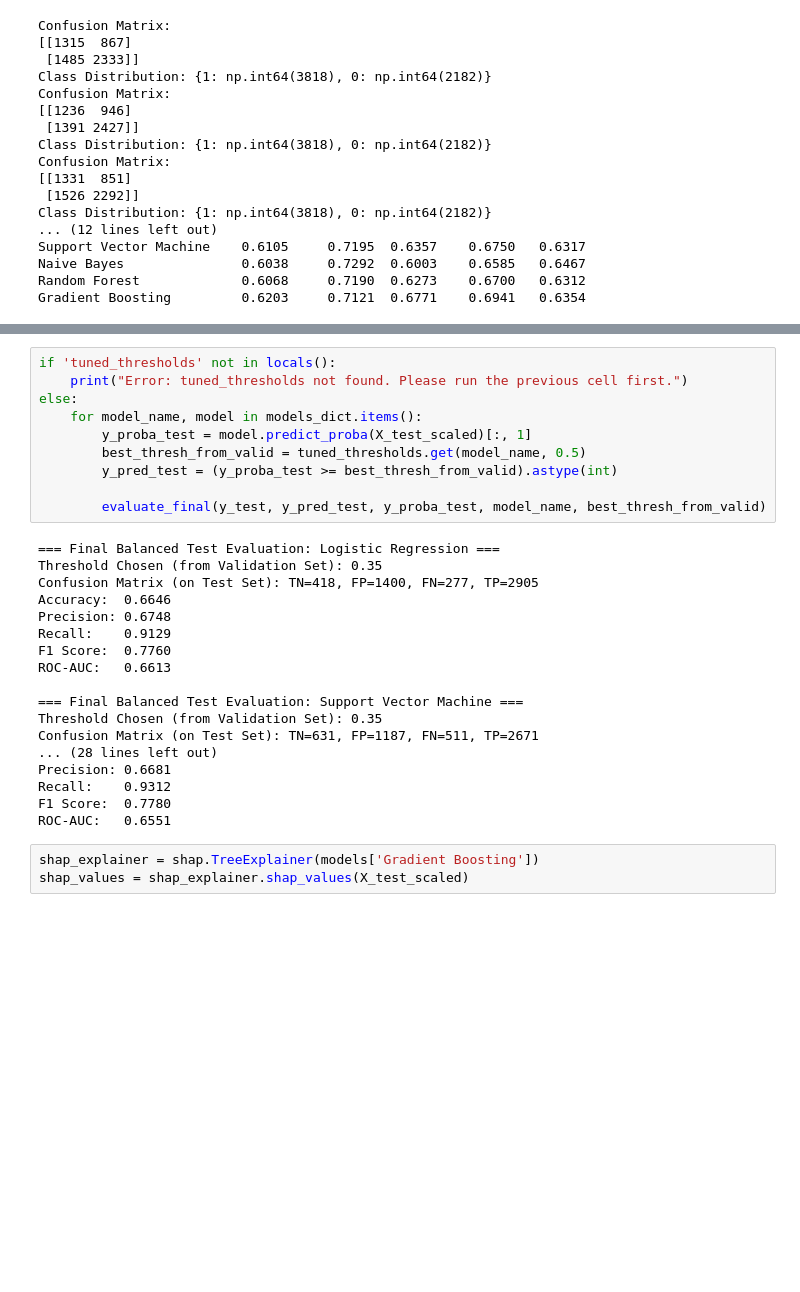
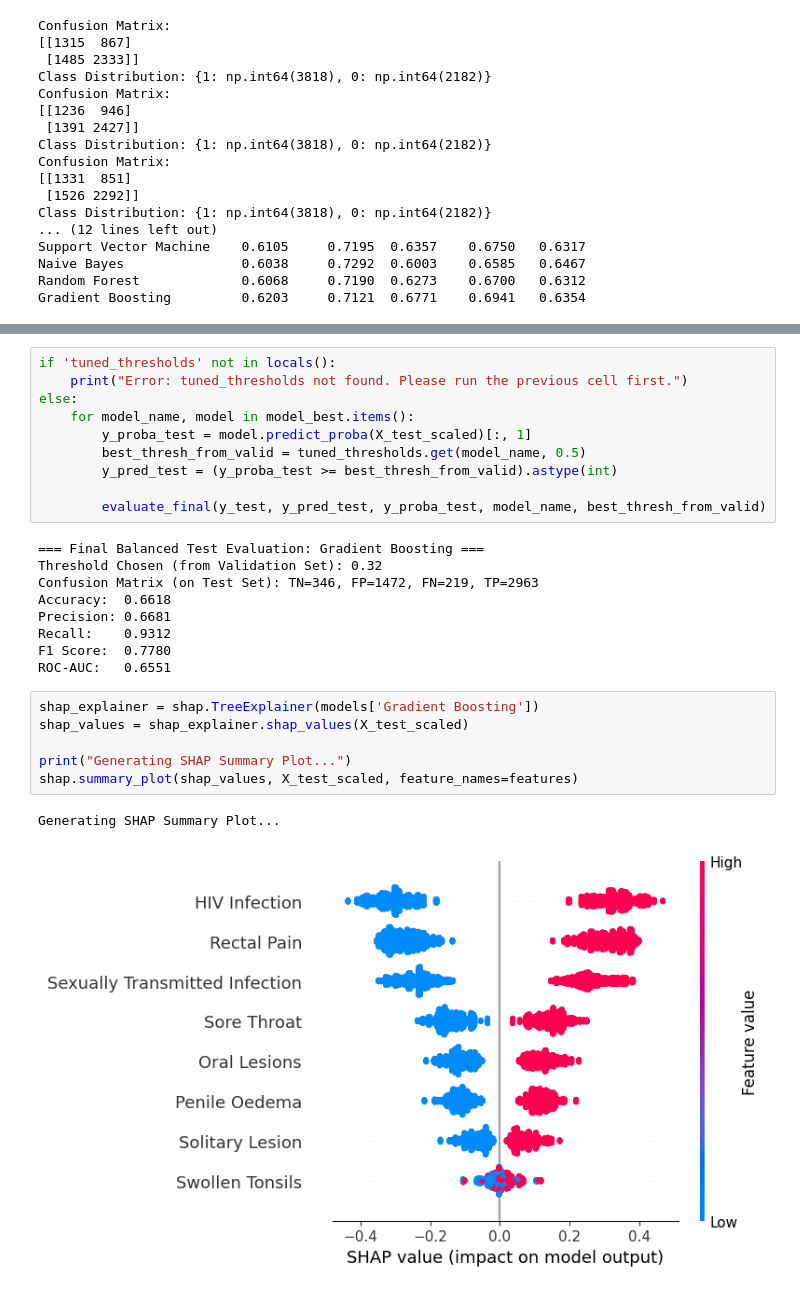
Before and after one commit to NeuralNetGeek/monkeypox-diagnosis, a Jupyter notebook: Monkey Pox.ipynb, the cells around one changed output, grey strips where cells are left out. Cells and saved outputs as stored; diff of their text form; blank space fills up the shorter version.

```diff
--- a/Monkey Pox.ipynb
+++ b/Monkey Pox.ipynb
@@ -314,26 +293,17 @@ Tuned Thresholds (from Validation Set):
 if 'tuned_thresholds' not in locals():
     print("Error: tuned_thresholds not found. Please run the previous cell first.")
 else:
-    for model_name, model in models_dict.items():
+    for model_name, model in model_best.items():
         y_proba_test = model.predict_proba(X_test_scaled)[:, 1]
         best_thresh_from_valid = tuned_thresholds.get(model_name, 0.5)
         y_pred_test = (y_proba_test >= best_thresh_from_valid).astype(int)
 
         evaluate_final(y_test, y_pred_test, y_proba_test, model_name, best_thresh_from_valid)
 # %% [output]
-=== Final Balanced Test Evaluation: Logistic Regression ===
-Threshold Chosen (from Validation Set): 0.35
-Confusion Matrix (on Test Set): TN=418, FP=1400, FN=277, TP=2905
-Accuracy:  0.6646
-Precision: 0.6748
-Recall:    0.9129
-F1 Score:  0.7760
-ROC-AUC:   0.6613
-
-=== Final Balanced Test Evaluation: Support Vector Machine ===
-Threshold Chosen (from Validation Set): 0.35
-Confusion Matrix (on Test Set): TN=631, FP=1187, FN=511, TP=2671
-... (28 lines left out)
+=== Final Balanced Test Evaluation: Gradient Boosting ===
+Threshold Chosen (from Validation Set): 0.32
+Confusion Matrix (on Test Set): TN=346, FP=1472, FN=219, TP=2963
+Accuracy:  0.6618
 Precision: 0.6681
 Recall:    0.9312
 F1 Score:  0.7780
@@ -341,3 +311,9 @@ ROC-AUC:   0.6551
 # %%
 shap_explainer = shap.TreeExplainer(models['Gradient Boosting'])
 shap_values = shap_explainer.shap_values(X_test_scaled)
+
+print("Generating SHAP Summary Plot...")
+shap.summary_plot(shap_values, X_test_scaled, feature_names=features)
+# %% [output]
+Generating SHAP Summary Plot...
+[figure, added]
```
Also changed, not shown: parts of 3 cells of this notebook.
